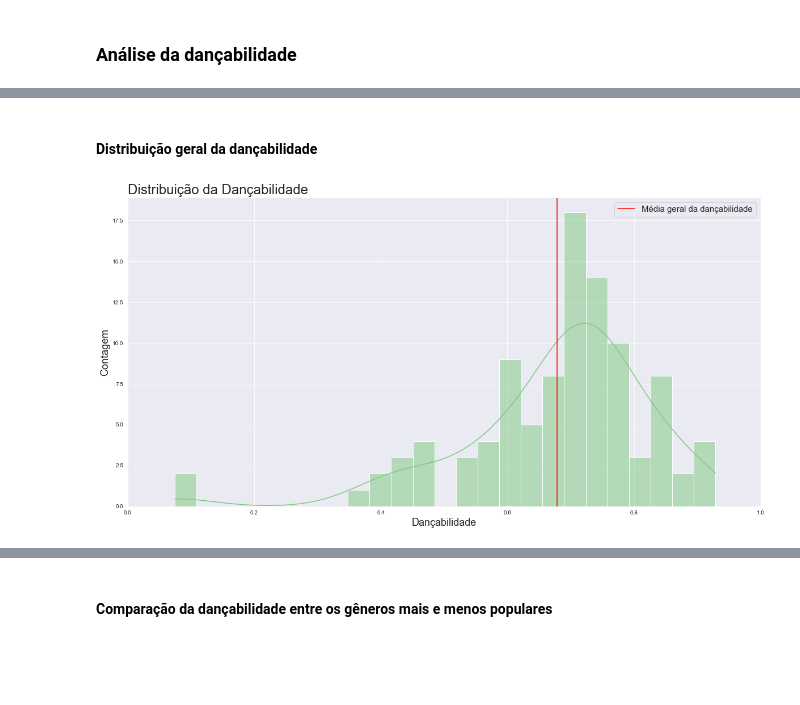
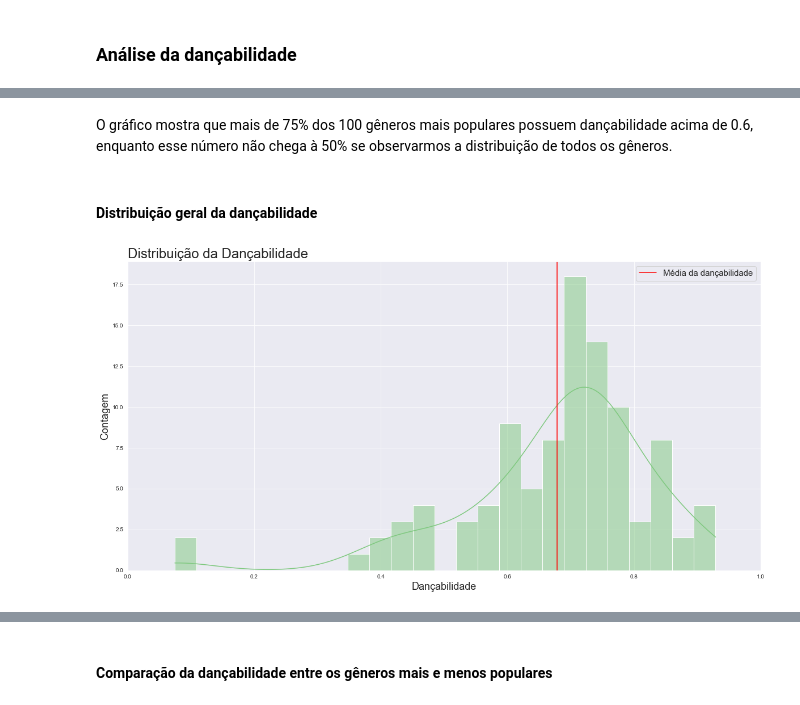
Before and after one commit to RafaelxFernandes/Analise-Spotify, a Jupyter notebook: Analise-Spotify.ipynb, the cells around one changed output, grey strips where cells are left out. Saved outputs shown, nothing was run; the diff lists cells and outputs as text; code cells hidden in the pictures; blank space fills up the shorter version.

```diff
--- a/Analise-Spotify.ipynb
+++ b/Analise-Spotify.ipynb
@@ -82,9 +103,9 @@ def plotar_histograma_unico(dataframe, x, titulo, xlabel, ylabel, xlim_min, xlim
     plt.ylabel(ylabel, fontsize = 18)
     plt.xlim(xlim_min, xlim_max)
 
-    plt.axvline(dataframe[x].mean(), color = 'r', label = legend)
+    plt.axvline(dataframe[x].mean(), color = "r", label = legend)
 
-    plt.legend(prop = {"size": 15})
+    plt.legend(fontsize = 15)
     plt.show()
 # %% [markdown]
 #### Histograma comparação
@@ -144,7 +198,9 @@ plotar_histograma_comparacao("energy", "Comparação da energia entre os gênero
+# %% [markdown]
+O gráfico mostra que mais de 75% dos 100 gêneros mais populares possuem dançabilidade acima de 0.6, enquanto esse número não chega à 50% se observarmos a distribuição de todos os gêneros.
 # %% [markdown]
 #### Distribuição geral da dançabilidade
 # %%
 plotar_histograma_unico(df_pop, "danceability", "Distribuição da Dançabilidade",
-          "Dançabilidade", "Contagem", 0, 1, "Média geral da dançabilidade")
+          "Dançabilidade", "Contagem", 0, 1, "Média da dançabilidade")
 # %% [output]
-[figure, old version]
+[figure, new version]
```
Also changed, not shown: parts of 22 cells of this notebook.
